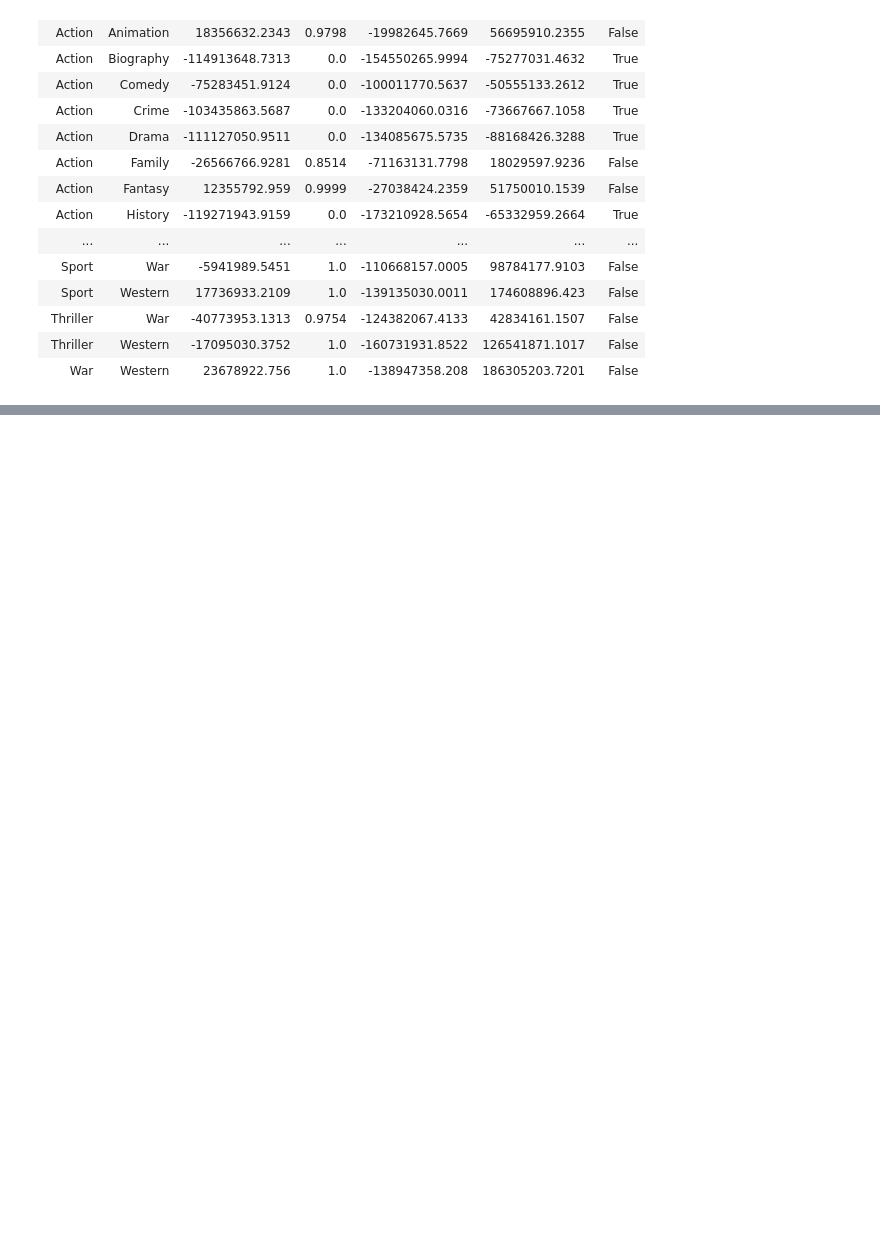
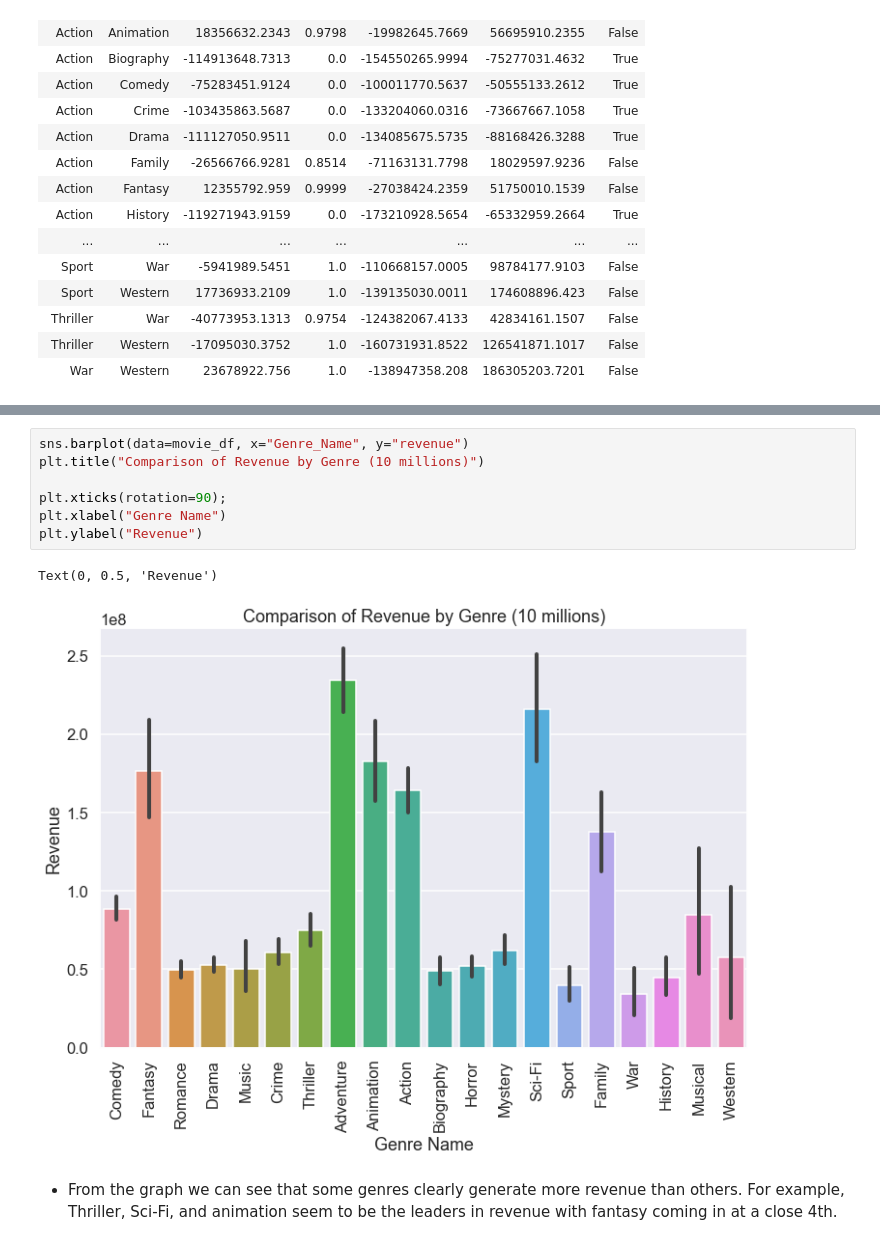
Before and after one commit to bustyAI/Movie-Project, a Jupyter notebook: Part 4 Hypothesis Testing.ipynb, the cells around one changed output, grey strips where cells are left out. Drawn from its saved outputs; the diff is of its cells as text; blank space fills up the shorter version.

```diff
--- a/Part 4 Hypothesis Testing.ipynb
+++ b/Part 4 Hypothesis Testing.ipynb
@@ -584,0 +593,12 @@ Multiple Comparison of Means - Tukey HSD, FWER=0.05
+# %%
+sns.barplot(data=movie_df, x="Genre_Name", y="revenue")
+plt.title("Comparison of Revenue by Genre (10 millions)")
+
+plt.xticks(rotation=90);
+plt.xlabel("Genre Name")
+plt.ylabel("Revenue")
+# %% [output]
+Text(0, 0.5, 'Revenue')
+[figure, added]
+# %% [markdown]
+- From the graph we can see that some genres clearly generate more revenue than others. For example, Thriller, Sci-Fi, and animation seem to be the leaders in revenue with fantasy coming in at a close 4th.
```
Also changed, not shown: parts of 2 cells of this notebook.
